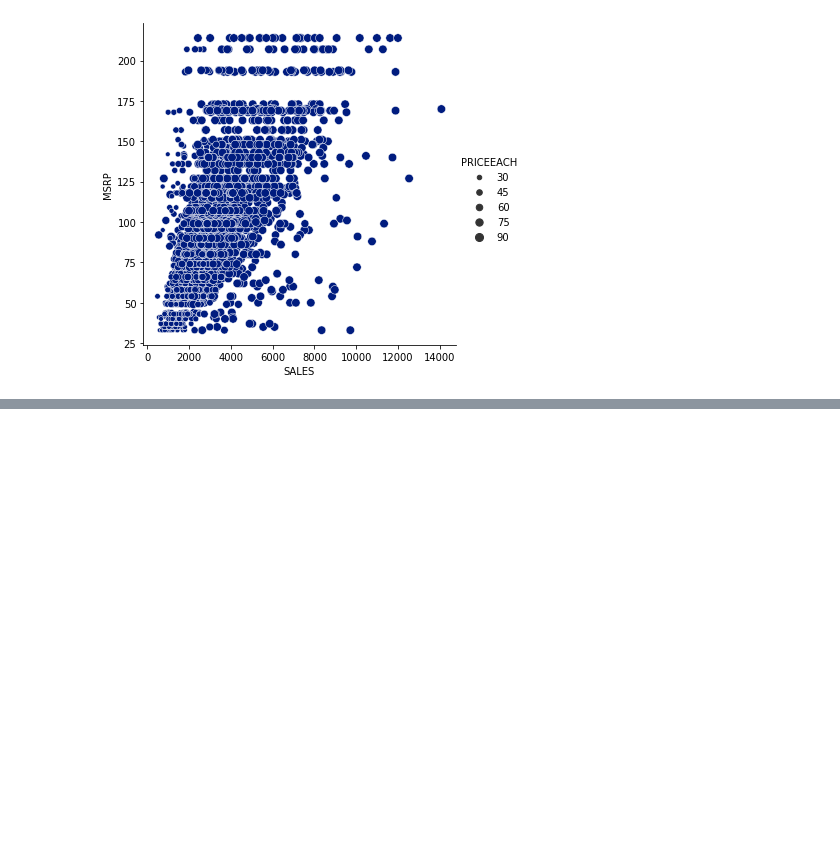
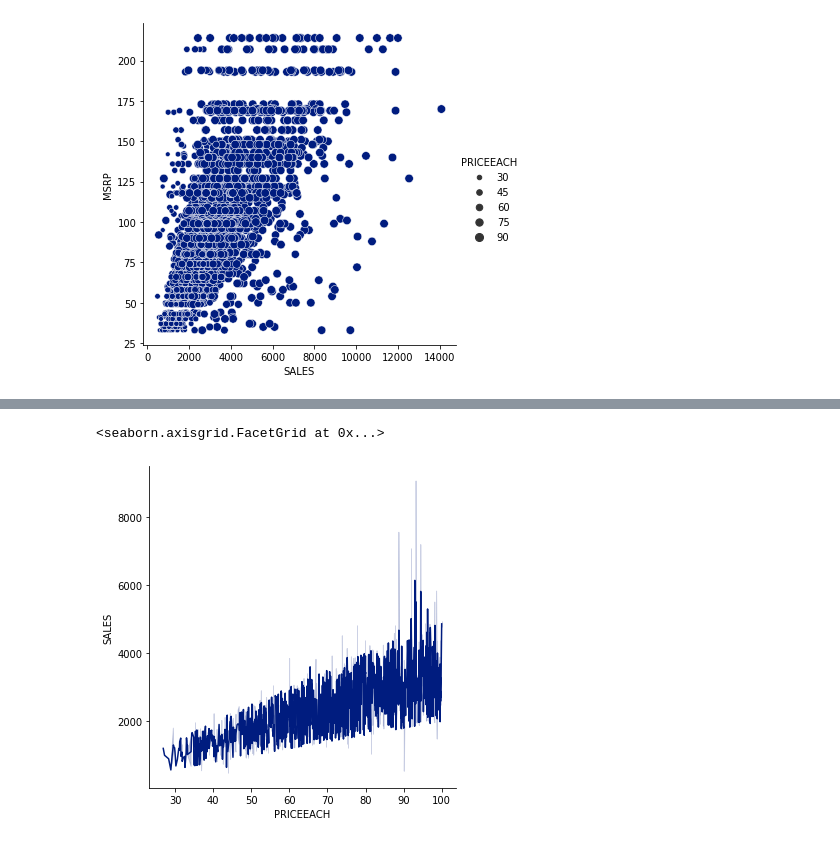
Before and after one commit to dsarvan/analytics, a Jupyter notebook: Seaborn/statisticalplots.ipynb, the cells around one changed output, grey strips where cells are left out. Cells and saved outputs as stored; diff of their text form; code cells hidden in the pictures; blank space fills up the shorter version.

```diff
--- a/Seaborn/statisticalplots.ipynb
+++ b/Seaborn/statisticalplots.ipynb
@@ -111,0 +140,6 @@ sns.relplot('SALES','MSRP',data=sales,size='PRICEEACH')
+# %%
+# line plot
+sns.relplot(x='PRICEEACH', y='SALES', data=sales, kind='line')
+# %% [output]
+<seaborn.axisgrid.FacetGrid at 0x...>
+[figure, added]
```
Also changed, not shown: parts of 17 cells of this notebook.
